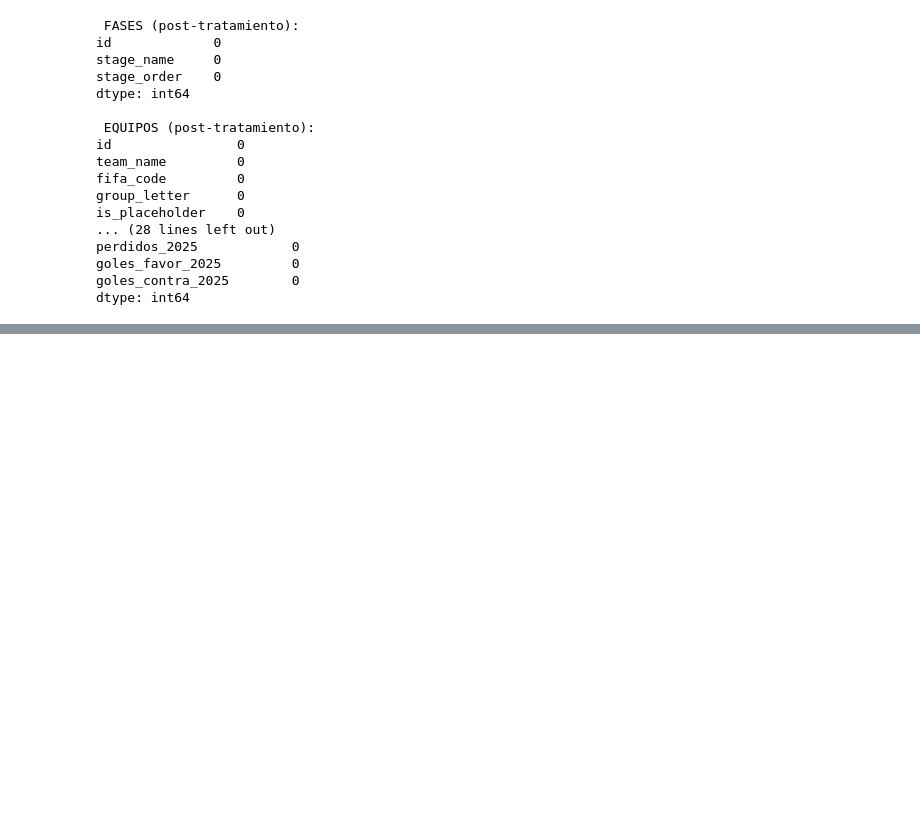
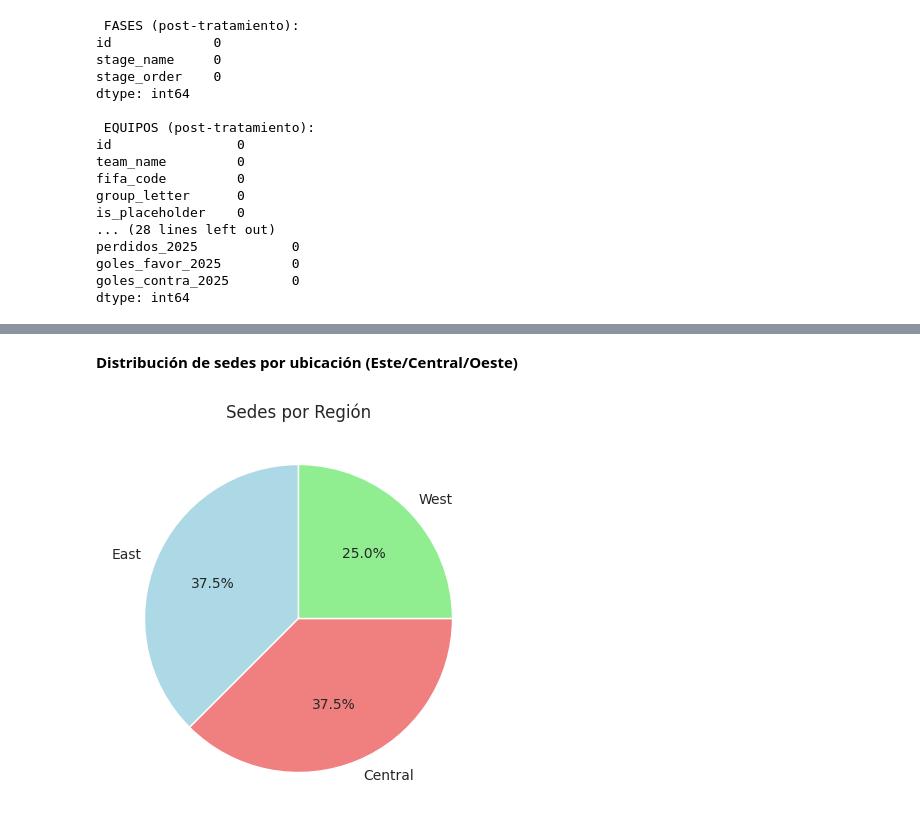
Before and after one commit to ddopazo92/Introduccion_datascience_diego_dopazo, a Jupyter notebook: PROYECTO-DOPAZODIEGO.ipynb, the cells around one changed output, grey strips where cells are left out. Drawn from its saved outputs; the diff is of its cells as text; code cells hidden in the pictures; blank space fills up the shorter version.

```diff
--- a/PROYECTO-DOPAZODIEGO.ipynb
+++ b/PROYECTO-DOPAZODIEGO.ipynb
@@ -377,0 +399,11 @@ dtype: int64
+# %% [markdown]
+**Distribución de sedes por ubicación (Este/Central/Oeste)**
+# %%
+ubicacion = df_ciudad_anfitriona['Ubicación'].value_counts()
+
+plt.figure()
+plt.pie(ubicacion.values, labels=ubicacion.index, autopct='%1.1f%%', startangle=90, colors=['lightblue', 'lightcoral', 'lightgreen'])
+plt.title('Sedes por Región')
+plt.show()
+# %% [output]
+[figure, added]
```
Also changed, not shown: parts of 13 cells of this notebook.
